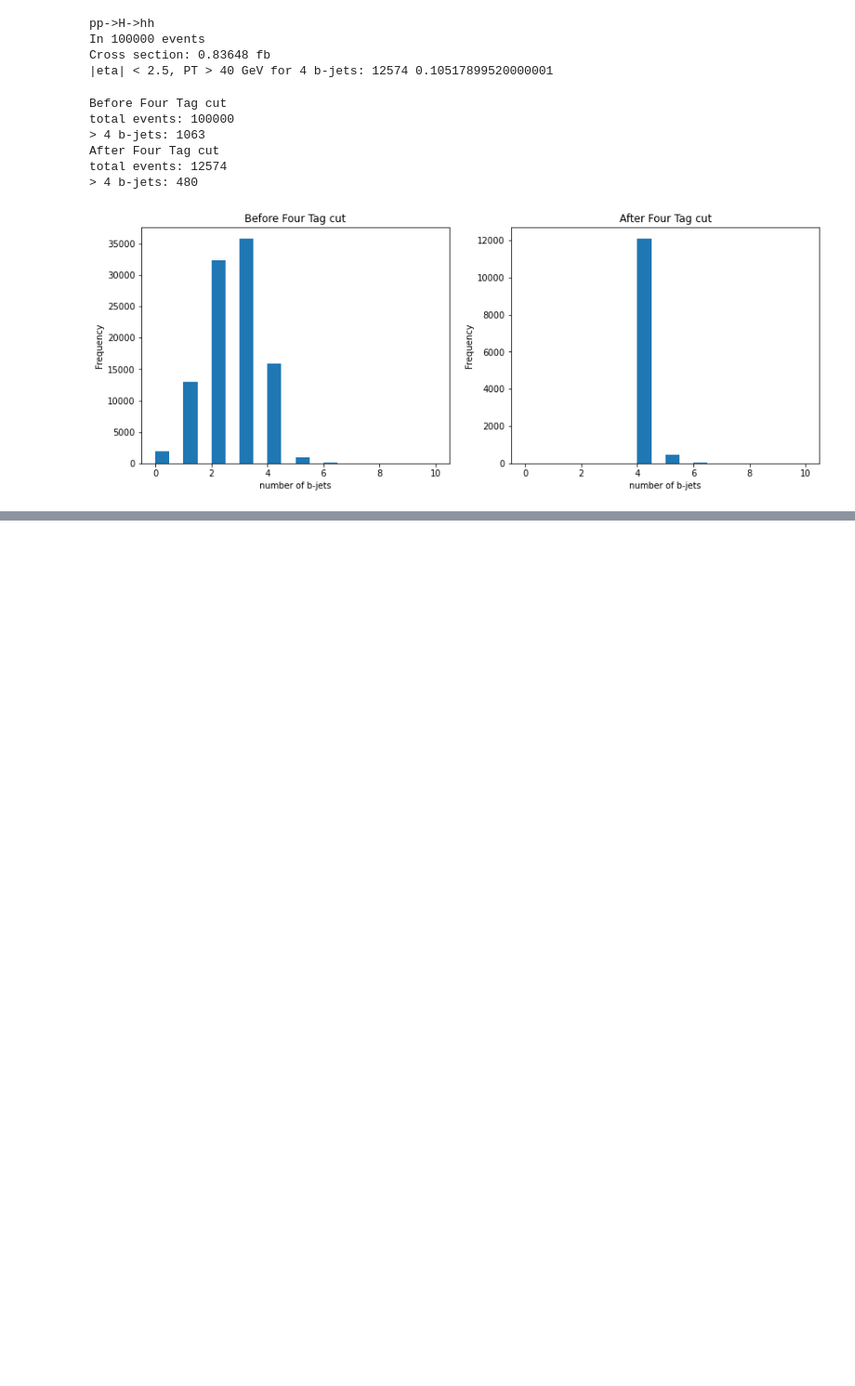
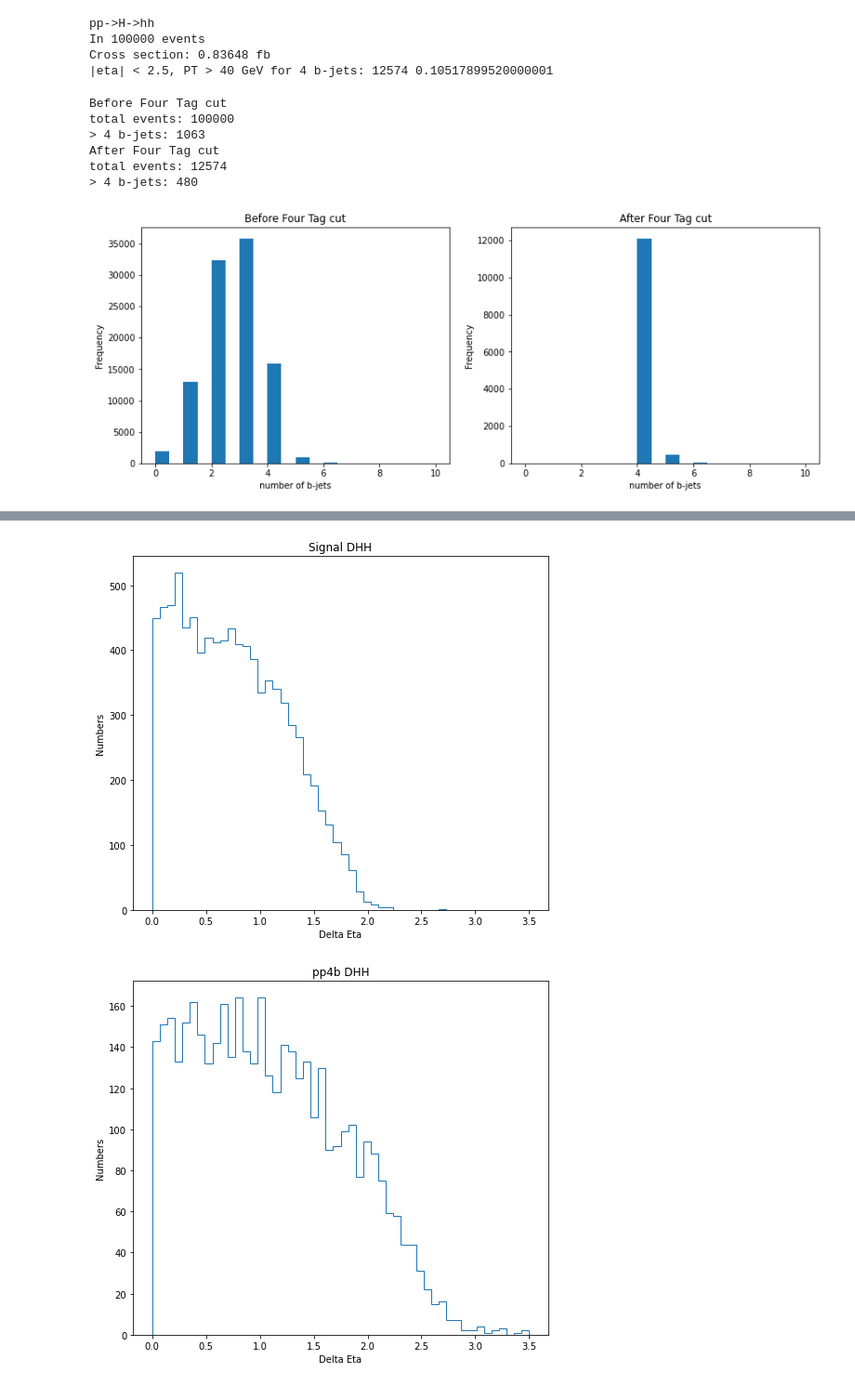
Before and after one commit to r10222035/3-4-Higgs-Collider-Study, a Jupyter notebook: Analysis/ATLAS_diHiggs_signal_selection.ipynb, the cells around one changed output, grey strips where cells are left out. Shown: that part at 93% size. Drawn from its saved outputs; the diff is of its cells as text; code cells hidden in the pictures; blank space fills up the shorter version.

```diff
--- a/Analysis/ATLAS_diHiggs_signal_selection.ipynb
+++ b/Analysis/ATLAS_diHiggs_signal_selection.ipynb
@@ -738,0 +2029,13 @@ total events: 12574
+# %%
+# 13 TeV 100k pp->H->hh b-tagging part: MV2c10 H = 1000 GeV
+# file_path = '/home/r10222035/Software/MG5_aMC_v3_3_1/CPVDM/proc_ppHhh/Events/run_66_decayed_1/tag_1_delphes_events.root'
+file_path = '/home/r10222035/CPVDM/100k_diHiggs_4b_MV2c10_PT40_signal_predict.h5'
+tot_event = 100000
+cross_section = 0.6442
+pairing_method = 'deltaR_minDHH'
+dEta_DHH_s = get_diHiggs_dEta_HDF5(file_path,
+                                  tot_event=tot_event,
+                                  pairing_method=pairing_method,
+                                  xection = cross_section,
+                                  title='pp->H->hh',
+                                  nevent_max=100000)
@@ -738,0 +2050,13 @@ total events: 12574
+# %%
+# 13 TeV 1M pp->4b b-tagging part: MV2c10
+# file_path = '/home/r10222035/Software/MG5_aMC_v3_3_1/CPVDM/pp4b/Events/run_13/...'
+file_path = '/home/r10222035/CPVDM/1M_diHiggs_4b_MV2c10_PT40_background_predict.h5'
+tot_event = 1000000
+cross_section = 628589.0502929688
+pairing_method = 'deltaR_minDHH'
+dEta_DHH_4b = get_diHiggs_dEta_HDF5(file_path,
+                                  tot_event=tot_event,
+                                  pairing_method=pairing_method,
+                                  xection = cross_section,
+                                  title='pp->4b',
+                                  nevent_max=100000)
@@ -738,0 +2113,16 @@ total events: 12574
+# %%
+def plot_dEta(dEta, title=''):
+    fig, ax = plt.subplots(1, 1, figsize =(8, 7))
+
+    ax.hist(dEta, bins=50, range=[0,3.5],  histtype='step')
+    ax.set_xlabel('Delta Eta')
+    ax.set_ylabel('Numbers')
+    ax.set_title(title)
+
+    plt.show()
+# %%
+plot_dEta(dEta_DHH_s, title='Signal DHH')
+plot_dEta(dEta_DHH_4b, title='pp4b DHH')
+# %% [output]
+[figure, added]
+[figure, added]
```
Also changed, not shown: parts of 87 cells of this notebook.
